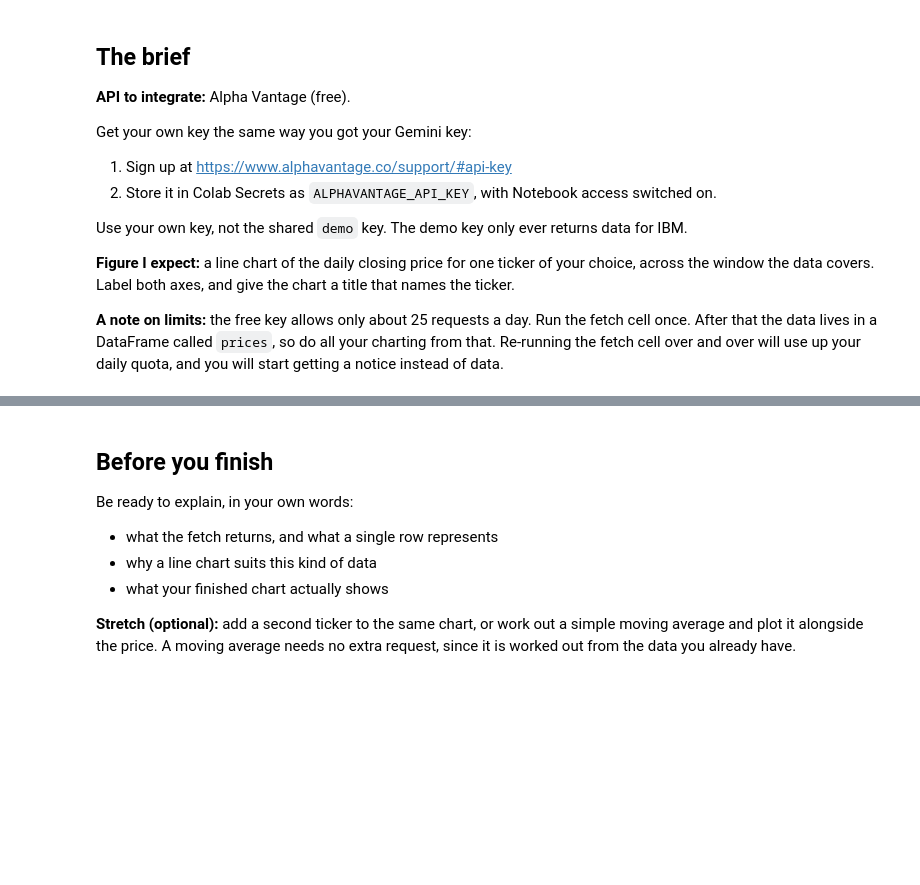
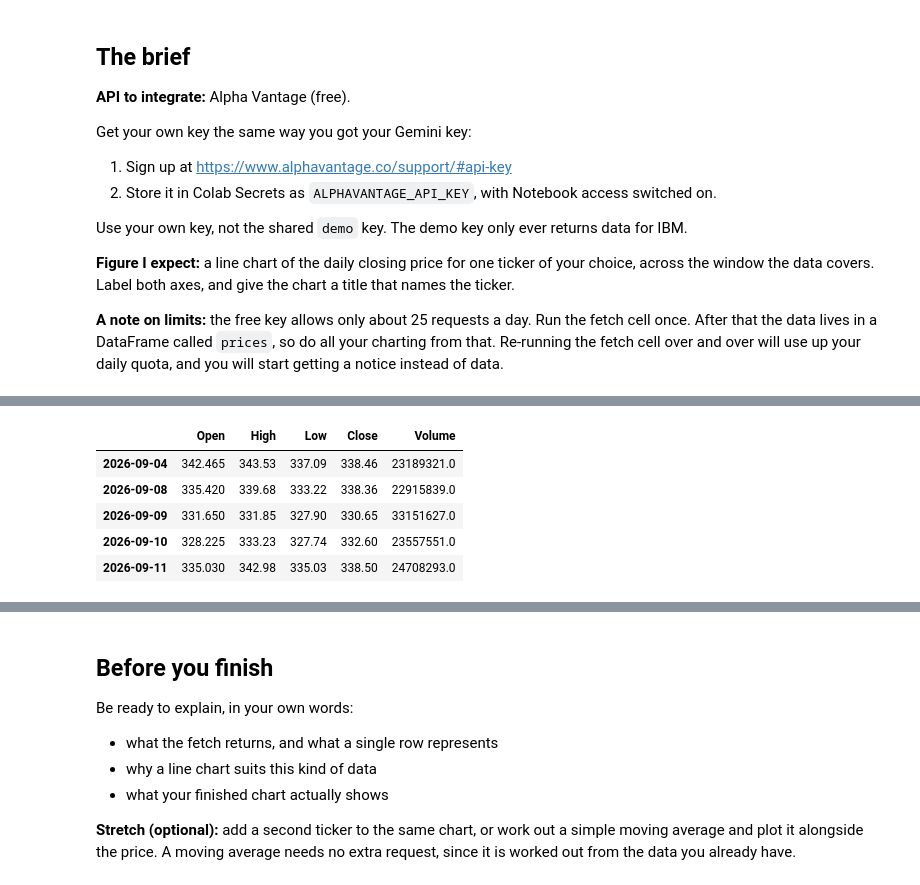
Before and after one commit to darcymarsh06/ISYS2001-darcy-marsh, a Jupyter notebook: Module 08 - API/lab_ticket_stock_chart.ipynb, the cells around one changed output, grey strips where cells are left out. Drawn from its saved outputs; the diff is of its cells as text; code cells hidden in the pictures; blank space fills up the shorter version.

```diff
--- a/Module 08 - API/lab_ticket_stock_chart.ipynb
+++ b/Module 08 - API/lab_ticket_stock_chart.ipynb
@@ -75,3 +82,12 @@ prices.tail()
 # %%
 # Your chart from here.
 # Draw the daily closing price as a labelled line chart, using the `prices` DataFrame.
+prices = get_stock_data("GOOGL")
+prices.tail()
+# %% [output]
+|  | Open | High | Low | Close | Volume |
+| 2026-09-04 | 342.465 | 343.53 | 337.09 | 338.46 | 23189321.0 |
+| 2026-09-08 | 335.420 | 339.68 | 333.22 | 338.36 | 22915839.0 |
+| 2026-09-09 | 331.650 | 331.85 | 327.90 | 330.65 | 33151627.0 |
+| 2026-09-10 | 328.225 | 333.23 | 327.74 | 332.60 | 23557551.0 |
+| 2026-09-11 | 335.030 | 342.98 | 335.03 | 338.50 | 24708293.0 |
```
Also changed, not shown: parts of 2 cells of this notebook.
